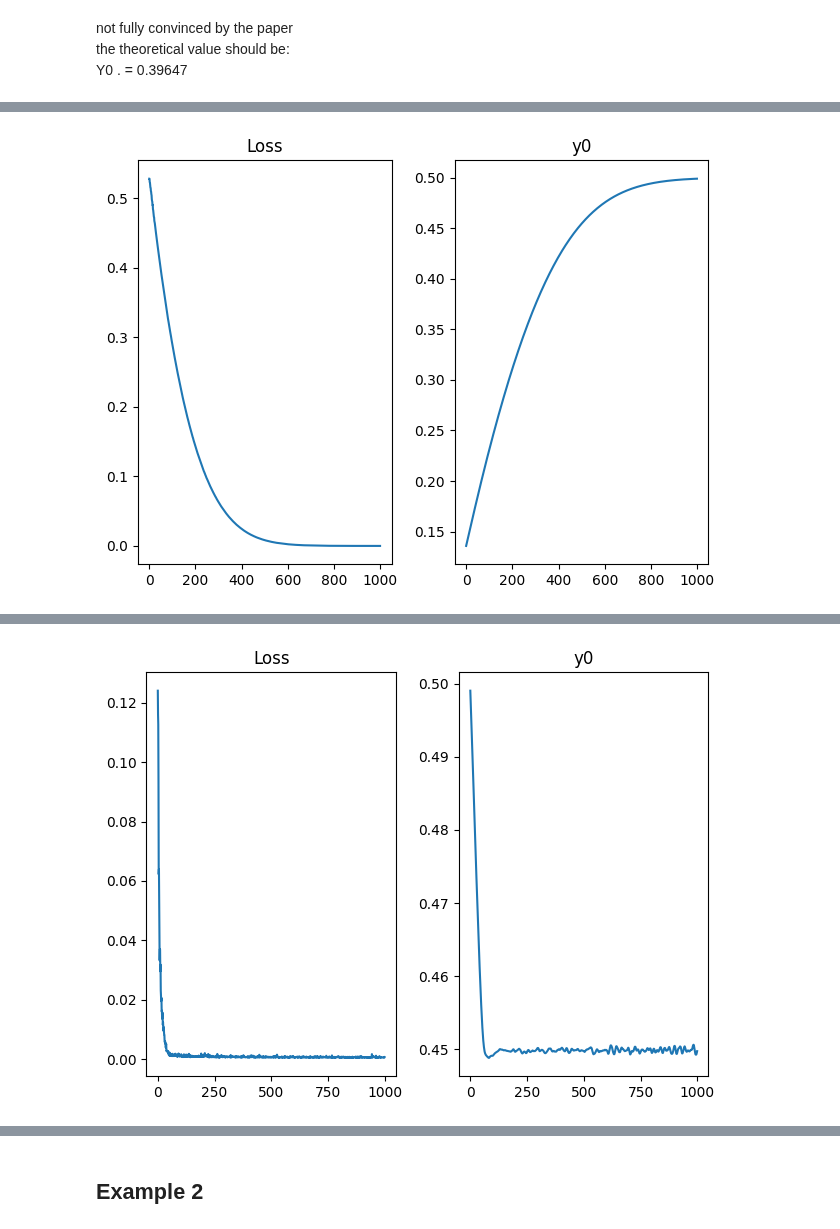
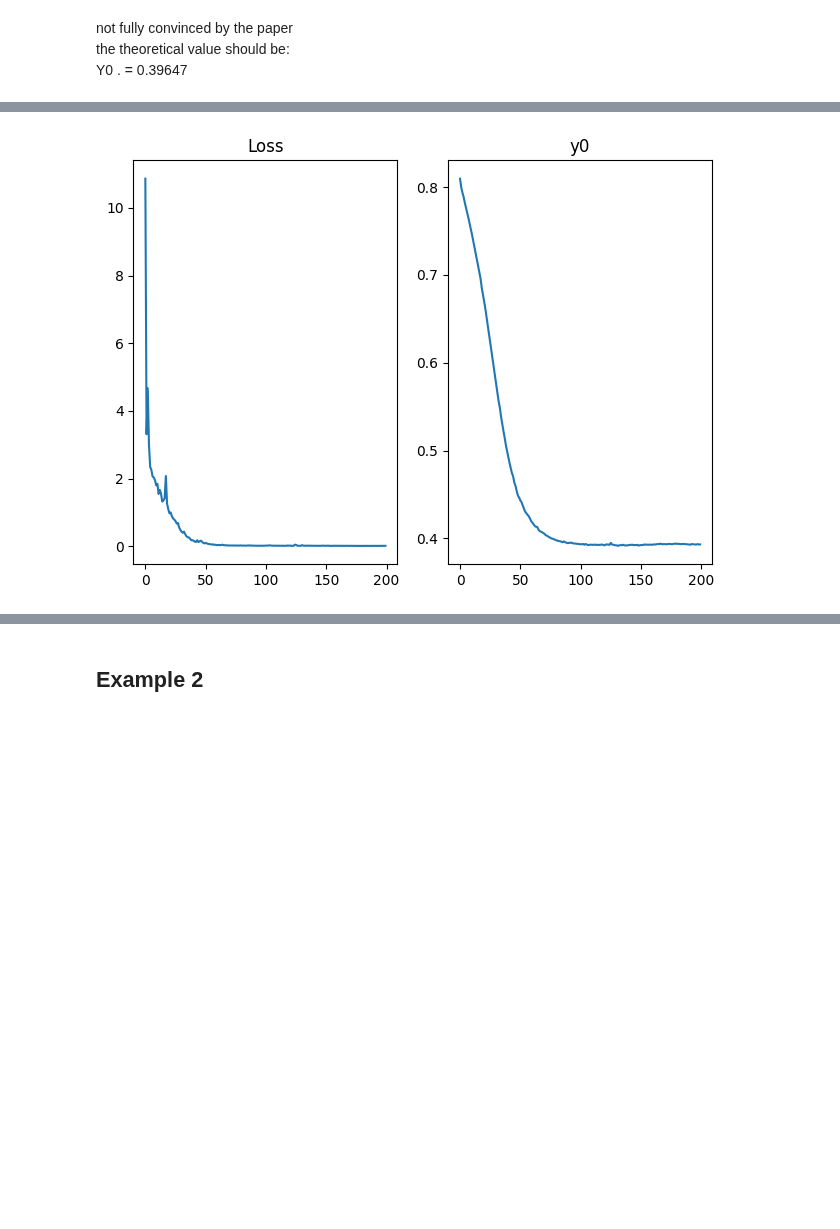
Before and after one commit to ISIPINK/Assignment_Financial_Mathematics_2024, a Jupyter notebook: deep BSDE tests/torch_git.ipynb, the cells around one changed output, grey strips where cells are left out. Saved outputs shown, nothing was run; the diff lists cells and outputs as text; code cells hidden in the pictures; blank space fills up the shorter version.

```diff
--- a/deep BSDE tests/torch_git.ipynb
+++ b/deep BSDE tests/torch_git.ipynb
@@ -132,9 +137,9 @@ bsde_solver = BSDEsolver(equation, dim_h)
 import matplotlib.pyplot as plt
 
 torch.manual_seed(46)
-NN = [1,2, 5, 10,20,40]
-itrs = [1000,1000,500,500,200,200]
-batch_sizes = [100, 100, 100, 100, 1000, 1000]
+NN = [1, 10,40]
+itrs = [100,100,100]
+batch_sizes = [1000,  1000, 1000]
 for N,itr,batch_size in zip(NN,itrs,batch_sizes):
     loss, y0=bsde_solver.train(batch_size, N,itr, log=True)
     fig, axs = plt.subplots(1,2)
@@ -276,13 +217,0 @@ loss:    5.29 y0:   14.08 done: 95.00% Iteration: 190
-# %%
-itr = 2000
-loss, y0=bsde_solver.train(batch_size, N, itr, log=True)
-
-fig, axs = plt.subplots(1,2)
-axs[0].plot(loss)
-axs[0].set_title('Loss')
-
-axs[1].plot(y0)
-axs[1].set_title('y0')
-
-plt.tight_layout()
-plt.show()
@@ -312,23 +219,34 @@ loss:    3.36 y0:    9.87 done: 95.00% Iteration: 1900
 # Example multi-dimensional European option
 TODO
 # %%
-mu = 0.07
-sig = 0.3
+import torch
+
+# Define the parameters
+mu = torch.tensor([0.07, 0.03])  # Mean
+sig = torch.tensor([0.3, 0.2])  # Standard deviation
+rho = torch.tensor([[1.0, 0.5], [0.5, 1.0]])  # Correlation matrix
 r = 0.02
 K = 110
-dim_x, dim_y, dim_d, dim_h, N, itr, batch_size = 1, 1, 1, 11, 20, 5000, 1000
+dim_x, dim_y, dim_d, dim_h, N, itr, batch_size = 2, 1, 2, 11, 20, 5000, 1000
 guess_y_0 = [15,15]
 
 x_0, T = 100*torch.ones(dim_x), 1
 
+# Cholesky decomposition for generating correlated random variables
+L = torch.cholesky(rho)
 
 def b(t, x, y):
     return mu*x.reshape(batch_size, dim_x)
 
+def sigma(t, x):
+    return  sig*x.reshape(batch_size, dim_x, dim_d)
 
-def sigma(t, x):
-    return sig*x.reshape(batch_size, dim_x, dim_d)
+def dW(batch_size):
+    """Sample random variables and apply Cholesky decomposition."""
+    dW = torch.randn(batch_size, dim_d)
+    return dW @ L.t()
 
+# Rest of your code...
 #f_american doesnt work
 def f_american(t, x, y, z):
     return (-r*y + r*K* (y<=g(x))).reshape(batch_size, dim_y)
@@ -410,8 +328,8 @@ equation = fbsde(x_0, b, sigma, f, g, T,dim_x, dim_y, dim_d)
 
 bsde_solver = BSDEsolver(equation, dim_h)
 torch.manual_seed(46)
-NN = [1,2, 5, 10,20,40]
-itrs = [1000,1000,500,500,200,200]
+NN = [40]
+itrs = [200]
 for N,itr in zip(NN,itrs):
     loss, y0=bsde_solver.train(batch_size, N,itr, log=True)
     fig, axs = plt.subplots(1,2)
@@ -447 +365 @@ loss:    0.00 y0:    0.50 done: 95.00% Iteration: 950
-[figure, old version]
+[figure, new version]
@@ -468 +365,0 @@ loss:    0.00 y0:    0.45 done: 95.00% Iteration: 950
-[figure, removed]
```
Also changed, not shown: parts of 6 cells of this notebook, 2 other files.
